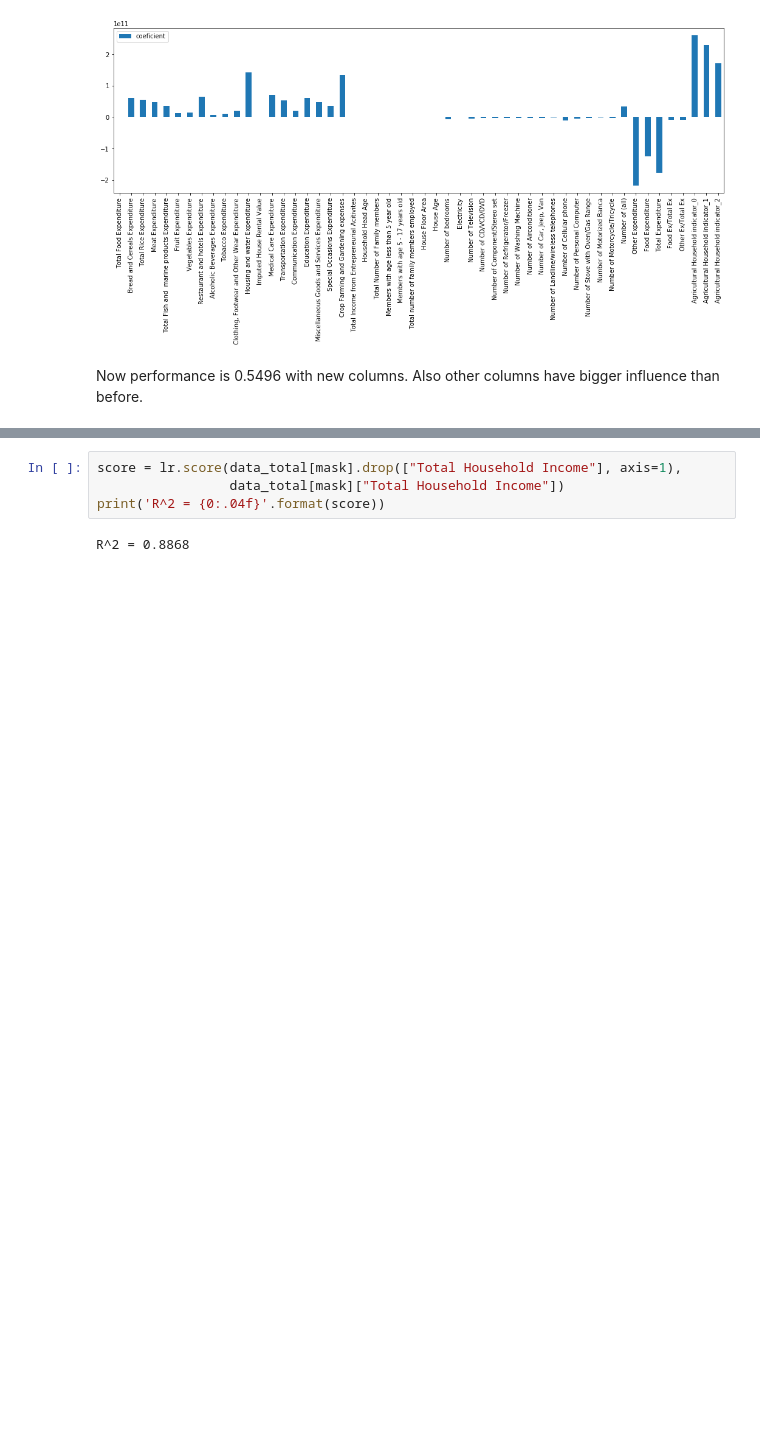
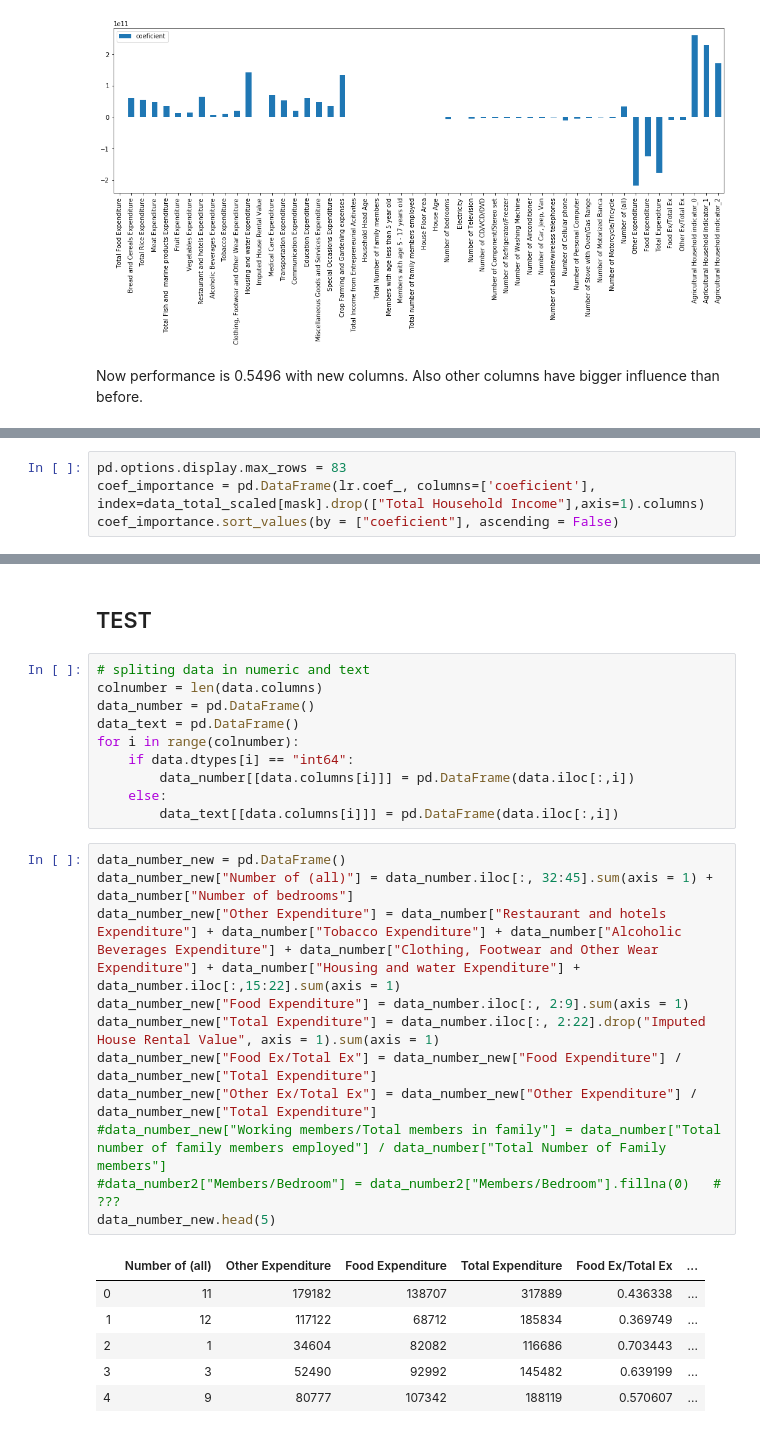
Before and after one commit to Rasa117/project, a Jupyter notebook: Model 1 - Linear Regression.ipynb, the cells around one changed output, grey strips where cells are left out. Drawn from its saved outputs; the diff is of its cells as text; blank space fills up the shorter version.

```diff
--- a/Model 1 - Linear Regression.ipynb
+++ b/Model 1 - Linear Regression.ipynb
@@ -290,0 +285,4 @@ False
+# %%
+pd.options.display.max_rows = 83
+coef_importance = pd.DataFrame(lr.coef_, columns=['coeficient'], index=data_total_scaled[mask].drop(["Total Household Income"],axis=1).columns)
+coef_importance.sort_values(by = ["coeficient"], ascending = False)
@@ -306,6 +336,30 @@ RMSE = 56052363882.1096
-# %%
-score = lr.score(data_total[mask].drop(["Total Household Income"], axis=1),
-                 data_total[mask]["Total Household Income"])
-print('R^2 = {0:.04f}'.format(score))
-# %% [output]
-R^2 = 0.8868
+# %% [markdown]
+## TEST
+# %%
+# spliting data in numeric and text
+colnumber = len(data.columns)
+data_number = pd.DataFrame()
+data_text = pd.DataFrame()
+for i in range(colnumber):
+    if data.dtypes[i] == "int64":
+        data_number[[data.columns[i]]] = pd.DataFrame(data.iloc[:,i])
+    else:
+        data_text[[data.columns[i]]] = pd.DataFrame(data.iloc[:,i])
+# %%
+data_number_new = pd.DataFrame()
+data_number_new["Number of (all)"] = data_number.iloc[:, 32:45].sum(axis = 1) + data_number["Number of bedrooms"]
+data_number_new["Other Expenditure"] = data_number["Restaurant and hotels Expenditure"] + data_number["Tobacco Expenditure"] + data_number["Alcoholic Beverages Expenditure"] + data_number["Clothing, Footwear and Other Wear Expenditure"] + data_number["Housing and water Expenditure"] + data_number.iloc[:,15:22].sum(axis = 1)
+data_number_new["Food Expenditure"] = data_number.iloc[:, 2:9].sum(axis = 1)
+data_number_new["Total Expenditure"] = data_number.iloc[:, 2:22].drop("Imputed House Rental Value", axis = 1).sum(axis = 1)
+data_number_new["Food Ex/Total Ex"] = data_number_new["Food Expenditure"] / data_number_new["Total Expenditure"]
+data_number_new["Other Ex/Total Ex"] = data_number_new["Other Expenditure"] / data_number_new["Total Expenditure"]
+#data_number_new["Working members/Total members in family"] = data_number["Total number of family members employed"] / data_number["Total Number of Family members"]
+#data_number2["Members/Bedroom"] = data_number2["Members/Bedroom"].fillna(0)   # ???
+data_number_new.head(5)
+# %% [output]
+|  | Number of (all) | Other Expenditure | Food Expenditure | Total Expenditure | Food Ex/Total Ex | ... |
+| 0 | 11 | 179182 | 138707 | 317889 | 0.436338 | ... |
+| 1 | 12 | 117122 | 68712 | 185834 | 0.369749 | ... |
+| 2 | 1 | 34604 | 82082 | 116686 | 0.703443 | ... |
+| 3 | 3 | 52490 | 92992 | 145482 | 0.639199 | ... |
+| 4 | 9 | 80777 | 107342 | 188119 | 0.570607 | ... |
```
Also changed, not shown: parts of 61 cells of this notebook.
